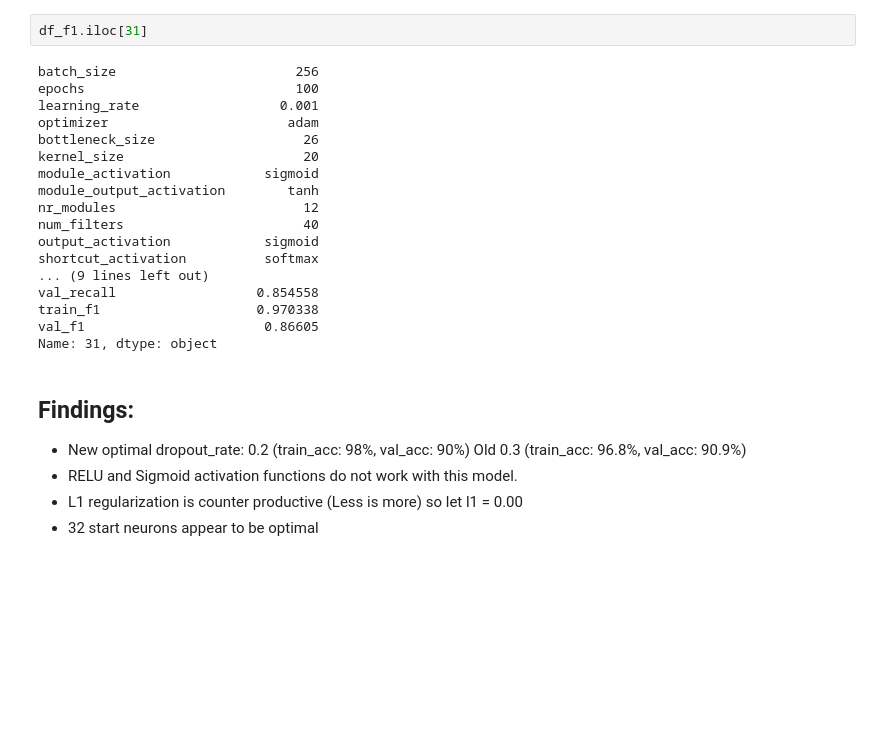
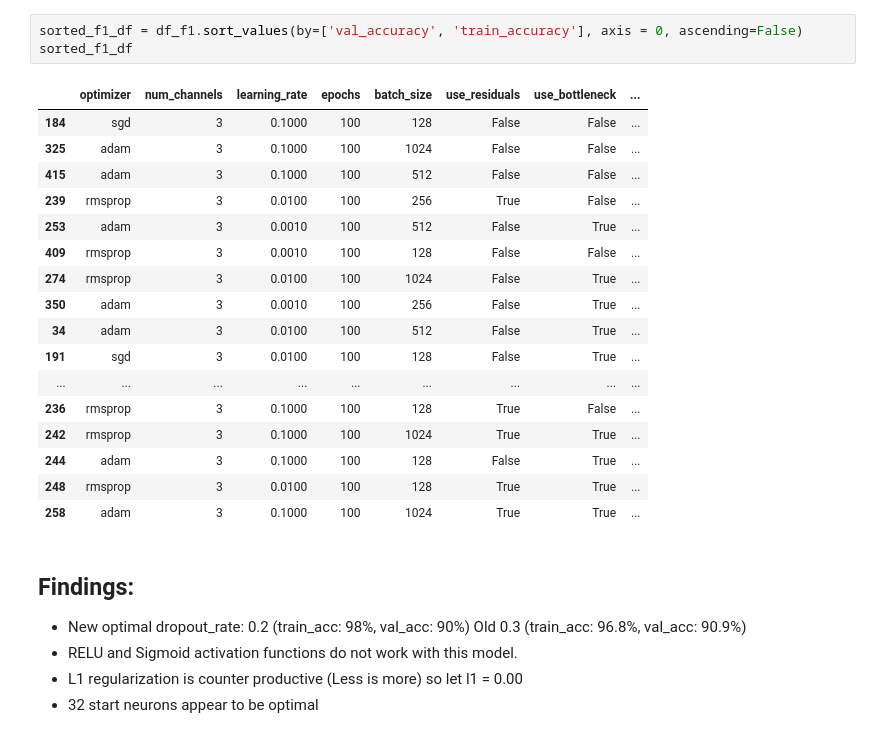
Before and after one commit to tss95/MasterThesis3, a Jupyter notebook: Notebooks/Modeling/ViewResultFile.ipynb, the cells around one changed output. Saved outputs shown, nothing was run; the diff lists cells and outputs as text; blank space fills up the shorter version.

```diff
--- a/Notebooks/Modeling/ViewResultFile.ipynb
+++ b/Notebooks/Modeling/ViewResultFile.ipynb
@@ -158,23 +164,24 @@ sorted_f1_df
-# %%
-df_f1.iloc[31]
-# %% [output]
-batch_size                       256
-epochs                           100
-learning_rate                  0.001
-optimizer                       adam
-bottleneck_size                   26
-kernel_size                       20
-module_activation            sigmoid
-module_output_activation        tanh
-nr_modules                        12
-num_filters                       40
-output_activation            sigmoid
-shortcut_activation          softmax
-... (9 lines left out)
-val_recall                  0.854558
-train_f1                    0.970338
-val_f1                       0.86605
-Name: 31, dtype: object
+# %%
+sorted_f1_df = df_f1.sort_values(by=['val_accuracy', 'train_accuracy'], axis = 0, ascending=False)
+sorted_f1_df
+# %% [output]
+|  | optimizer | num_channels | learning_rate | epochs | batch_size | use_residuals | use_bottleneck | ... |
+| 184 | sgd | 3 | 0.1000 | 100 | 128 | False | False | ... |
+| 325 | adam | 3 | 0.1000 | 100 | 1024 | False | False | ... |
+| 415 | adam | 3 | 0.1000 | 100 | 512 | False | False | ... |
+| 239 | rmsprop | 3 | 0.0100 | 100 | 256 | True | False | ... |
+| 253 | adam | 3 | 0.0010 | 100 | 512 | False | True | ... |
+| 409 | rmsprop | 3 | 0.0010 | 100 | 128 | False | False | ... |
+| 274 | rmsprop | 3 | 0.0100 | 100 | 1024 | False | True | ... |
+| 350 | adam | 3 | 0.0010 | 100 | 256 | False | True | ... |
+| 34 | adam | 3 | 0.0100 | 100 | 512 | False | True | ... |
+| 191 | sgd | 3 | 0.0100 | 100 | 128 | False | True | ... |
+| ... | ... | ... | ... | ... | ... | ... | ... | ... |
+| 236 | rmsprop | 3 | 0.1000 | 100 | 128 | True | False | ... |
+| 242 | rmsprop | 3 | 0.1000 | 100 | 1024 | True | True | ... |
+| 244 | adam | 3 | 0.1000 | 100 | 128 | False | True | ... |
+| 248 | rmsprop | 3 | 0.0100 | 100 | 128 | True | True | ... |
+| 258 | adam | 3 | 0.1000 | 100 | 1024 | True | True | ... |
 # %% [markdown]
 ## Findings:
  - New optimal dropout_rate: 0.2 (train_acc: 98%, val_acc: 90%) Old 0.3 (train_acc: 96.8%, val_acc: 90.9%)
```
Also changed, not shown: parts of 8 cells of this notebook, 7 other files.
